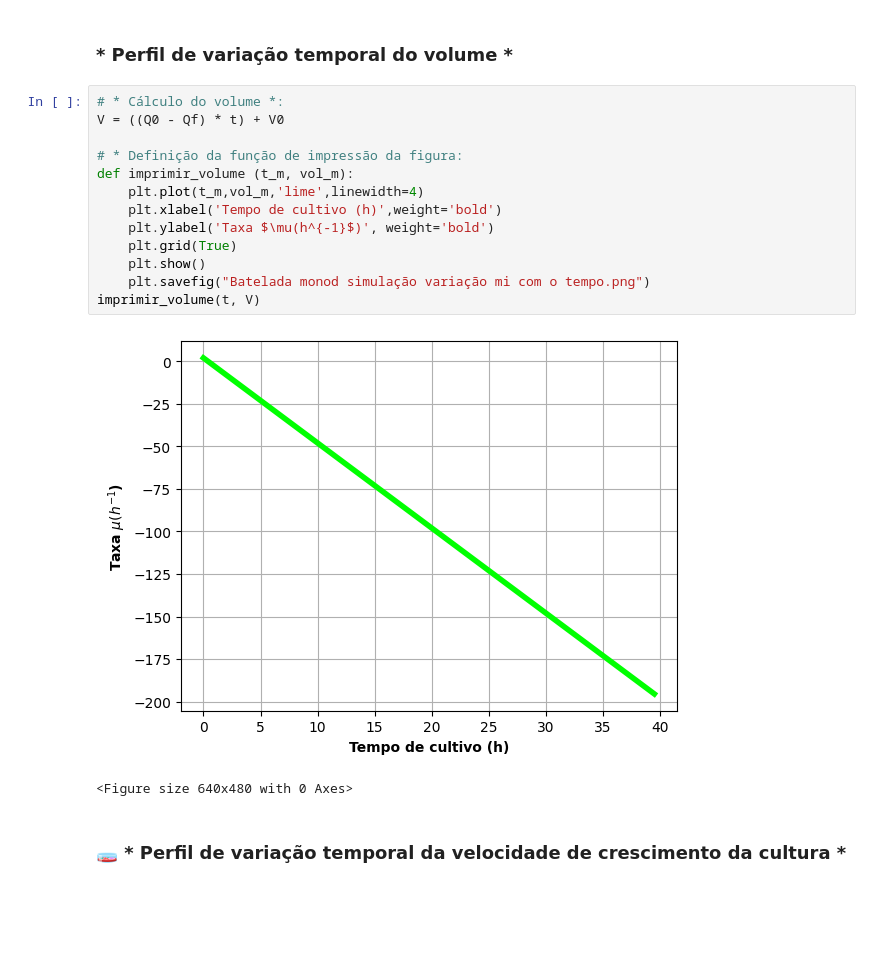
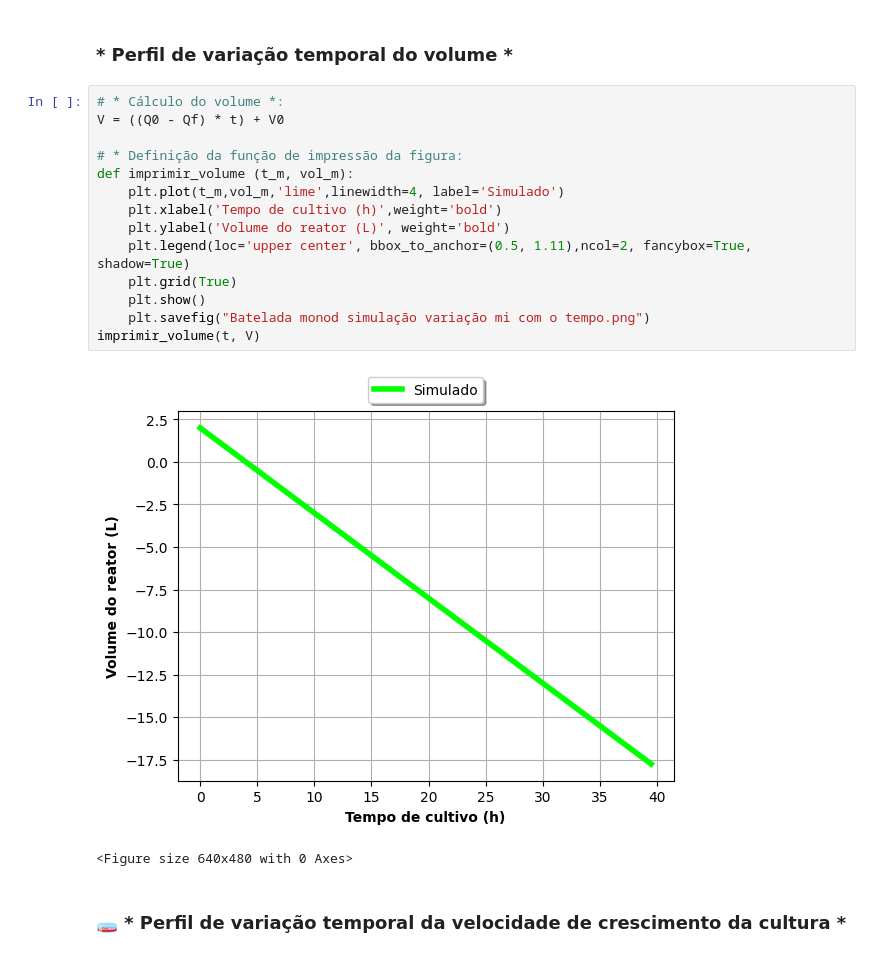
Before and after one commit to BrunaAQ/Projeto_Iniciacao_Cientifica_FAPESP, a Jupyter notebook: Continuo_diferentes_vazoes/Fermentacao_continuo_enche_esvazia.ipynb, the cells around one changed output. Saved outputs shown, nothing was run; the diff lists cells and outputs as text; blank space fills up the shorter version.

```diff
--- a/Continuo_diferentes_vazoes/Fermentacao_continuo_enche_esvazia.ipynb
+++ b/Continuo_diferentes_vazoes/Fermentacao_continuo_enche_esvazia.ipynb
@@ -119,18 +119,19 @@ imprimir_perfil_concentracao(t, concent[:,0], concent[:,1], concent[:,2])
 # %%
 # * Cálculo do volume *:
 V = ((Q0 - Qf) * t) + V0
 
 # * Definição da função de impressão da figura:
 def imprimir_volume (t_m, vol_m):
-    plt.plot(t_m,vol_m,'lime',linewidth=4)
+    plt.plot(t_m,vol_m,'lime',linewidth=4, label='Simulado')
     plt.xlabel('Tempo de cultivo (h)',weight='bold')
-    plt.ylabel('Taxa $\mu(h^{-1}$)', weight='bold')
+    plt.ylabel('Volume do reator (L)', weight='bold')
+    plt.legend(loc='upper center', bbox_to_anchor=(0.5, 1.11),ncol=2, fancybox=True, shadow=True)
     plt.grid(True)
     plt.show()
     plt.savefig("Batelada monod simulação variação mi com o tempo.png")
 imprimir_volume(t, V)
 # %% [output]
-[figure, old version]
+[figure, new version]
 <Figure size 640x480 with 0 Axes>
 # %% [markdown]
 ### 🧫 * Perfil de variação temporal da velocidade de crescimento da cultura *
```
Also changed, not shown: parts of 3 cells of this notebook.
